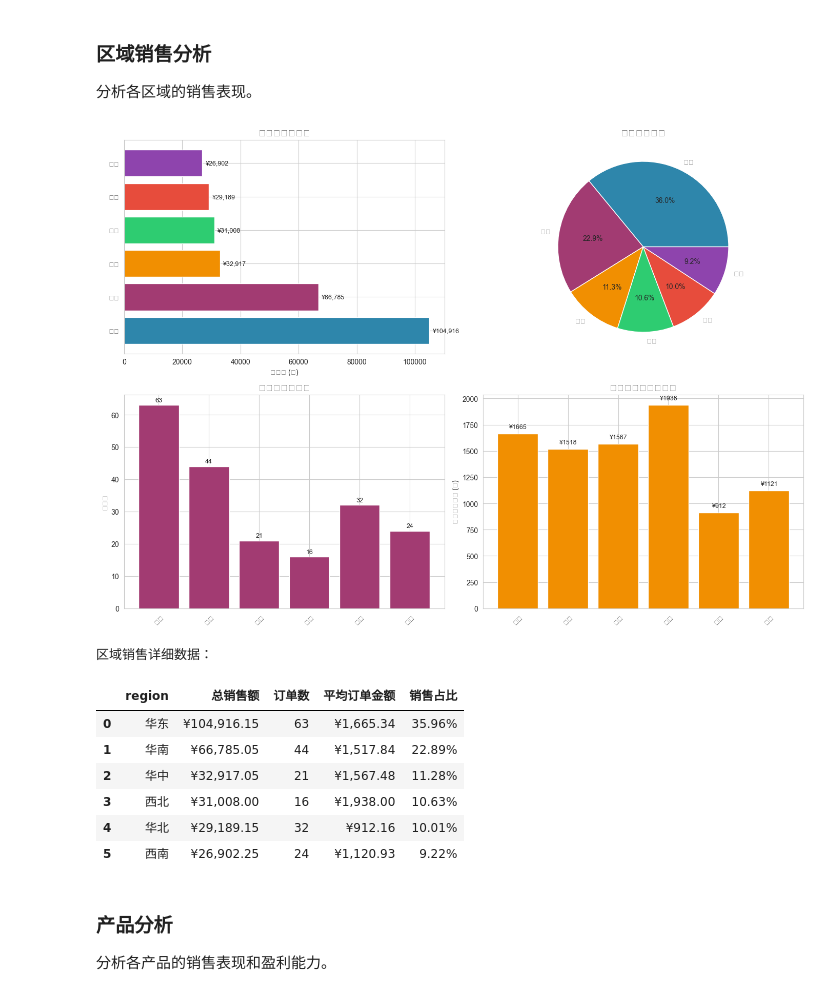
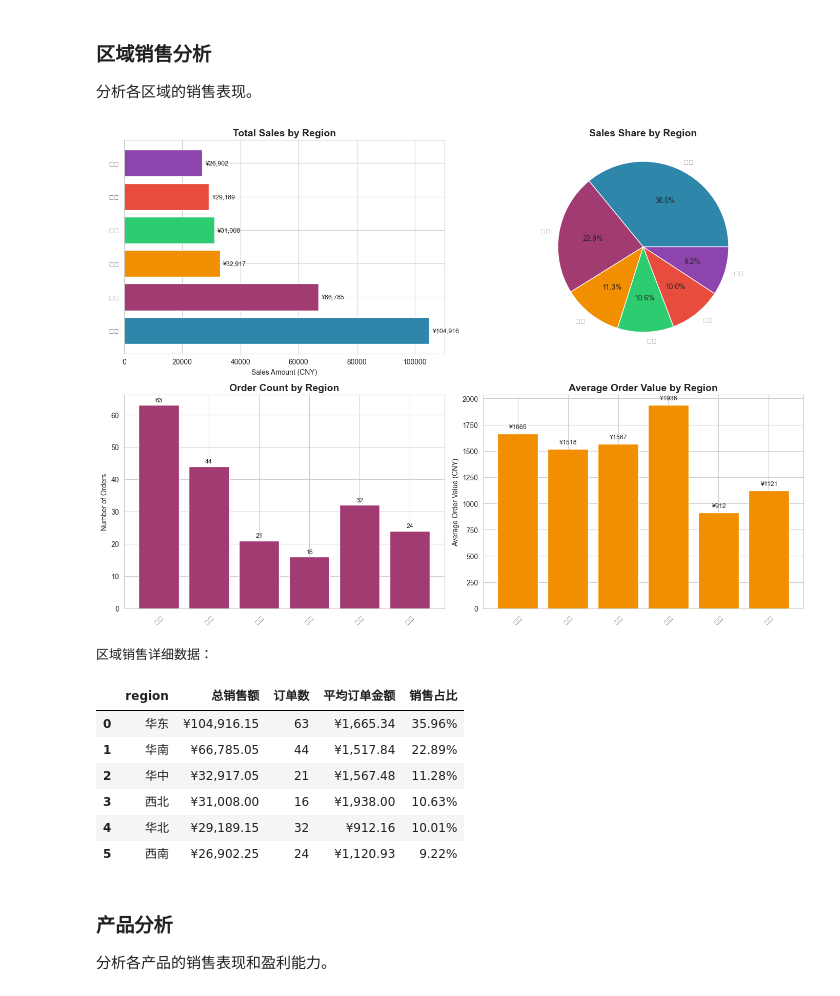
Before and after one commit to nfsp412/claude-code-project, a Jupyter notebook: sales_analysis/sales_analysis.ipynb, the cells around one changed output. Cells and saved outputs as stored; diff of their text form; code cells hidden in the pictures.

```diff
--- a/sales_analysis/sales_analysis.ipynb
+++ b/sales_analysis/sales_analysis.ipynb
@@ -245,47 +209,47 @@ fig, axes = plt.subplots(2, 2, figsize=(14, 10))
 # 1. 区域销售额柱状图
 ax1 = axes[0, 0]
 bars1 = ax1.barh(region_sales['region'], region_sales['总销售额'], color=COLORS['palette'][:len(region_sales)])
-ax1.set_xlabel('销售额 (元)')
-ax1.set_title('各区域销售总额', fontsize=14, fontweight='bold')
+ax1.set_xlabel('Sales Amount (CNY)')
+ax1.set_title('Total Sales by Region', fontsize=14, fontweight='bold')
 for bar, val in zip(bars1, region_sales['总销售额']):
     ax1.text(val + 1000, bar.get_y() + bar.get_height()/2, f'¥{val:,.0f}', va='center', fontsize=9)
 
 # 2. 区域销售占比饼图
 ax2 = axes[0, 1]
 wedges, texts, autotexts = ax2.pie(region_sales['总销售额'], labels=region_sales['region'],
                                      autopct='%1.1f%%', colors=COLORS['palette'][:len(region_sales)])
-ax2.set_title('区域销售占比', fontsize=14, fontweight='bold')
+ax2.set_title('Sales Share by Region', fontsize=14, fontweight='bold')
 
 # 3. 区域订单数分布
 ax3 = axes[1, 0]
 bars3 = ax3.bar(region_sales['region'], region_sales['订单数'], color=COLORS['secondary'])
-ax3.set_ylabel('订单数')
-ax3.set_title('各区域订单数量', fontsize=14, fontweight='bold')
+ax3.set_ylabel('Number of Orders')
+ax3.set_title('Order Count by Region', fontsize=14, fontweight='bold')
 ax3.tick_params(axis='x', rotation=45)
 for bar, val in zip(bars3, region_sales['订单数']):
     ax3.text(bar.get_x() + bar.get_width()/2, bar.get_height() + 1, f'{val}', ha='center', fontsize=9)
 
 # 4. 区域平均订单金额
 ax4 = axes[1, 1]
 bars4 = ax4.bar(region_sales['region'], region_sales['平均订单金额'], color=COLORS['accent'])
-ax4.set_ylabel('平均订单金额 (元)')
-ax4.set_title('各区域平均订单金额', fontsize=14, fontweight='bold')
+ax4.set_ylabel('Average Order Value (CNY)')
+ax4.set_title('Average Order Value by Region', fontsize=14, fontweight='bold')
 ax4.tick_params(axis='x', rotation=45)
 for bar, val in zip(bars4, region_sales['平均订单金额']):
     ax4.text(bar.get_x() + bar.get_width()/2, bar.get_height() + 50, f'¥{val:.0f}', ha='center', fontsize=9)
 
 plt.tight_layout()
 plt.show()
 
 # 显示详细数据
 print("区域销售详细数据：")
 display(region_sales.style.format({
     '总销售额': '¥{:,.2f}',
     '平均订单金额': '¥{:,.2f}',
     '销售占比': '{:.2f}%'
 }).background_gradient(subset=['总销售额'], cmap='YlOrRd'))
 # %% [output]
-[figure, old version]
+[figure, new version]
 区域销售详细数据：
 |  | region | 总销售额 | 订单数 | 平均订单金额 | 销售占比 |
 | 0 | 华东 | ¥104,916.15 | 63 | ¥1,665.34 | 35.96% |
```
Also changed, not shown: parts of 5 cells of this notebook, 9 other files.
